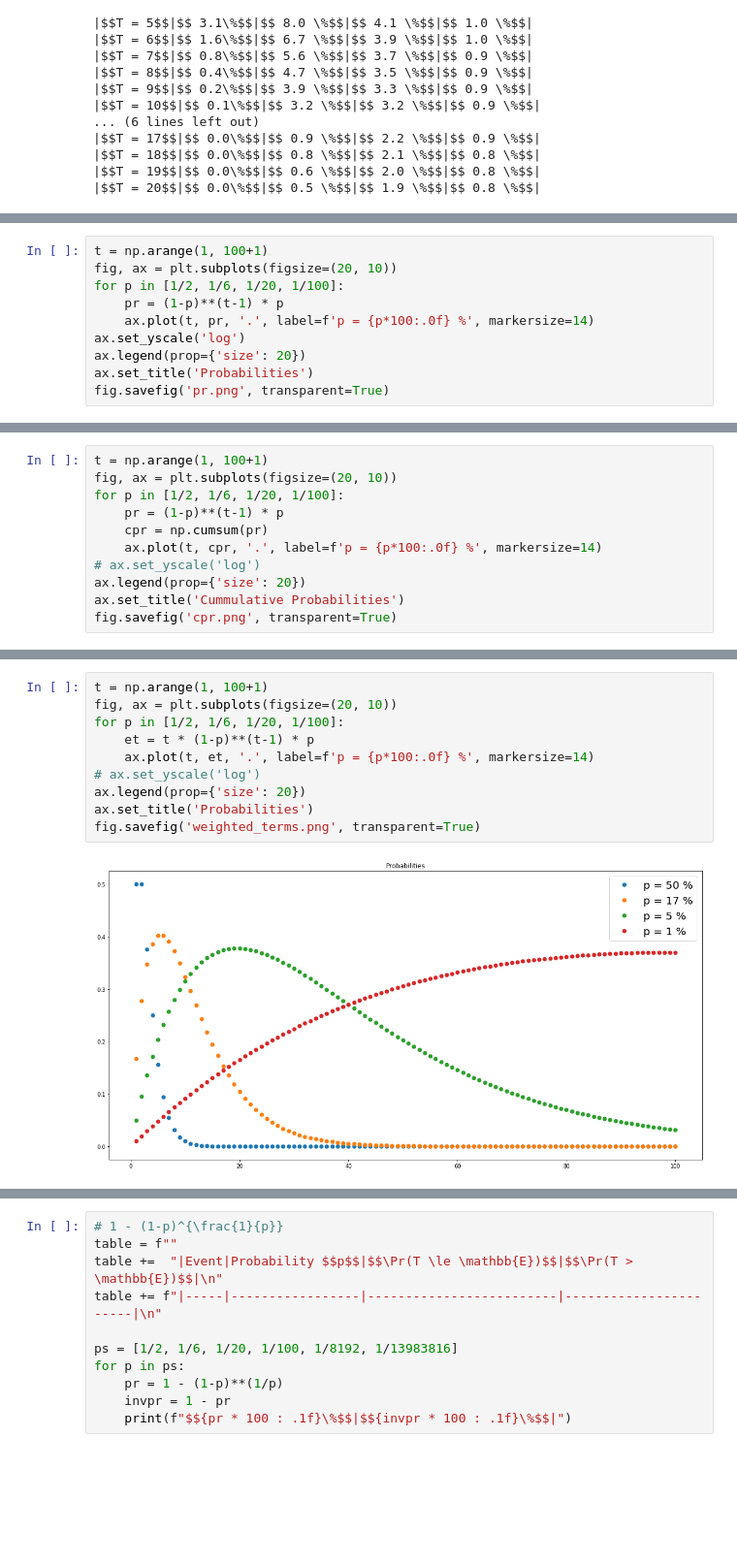
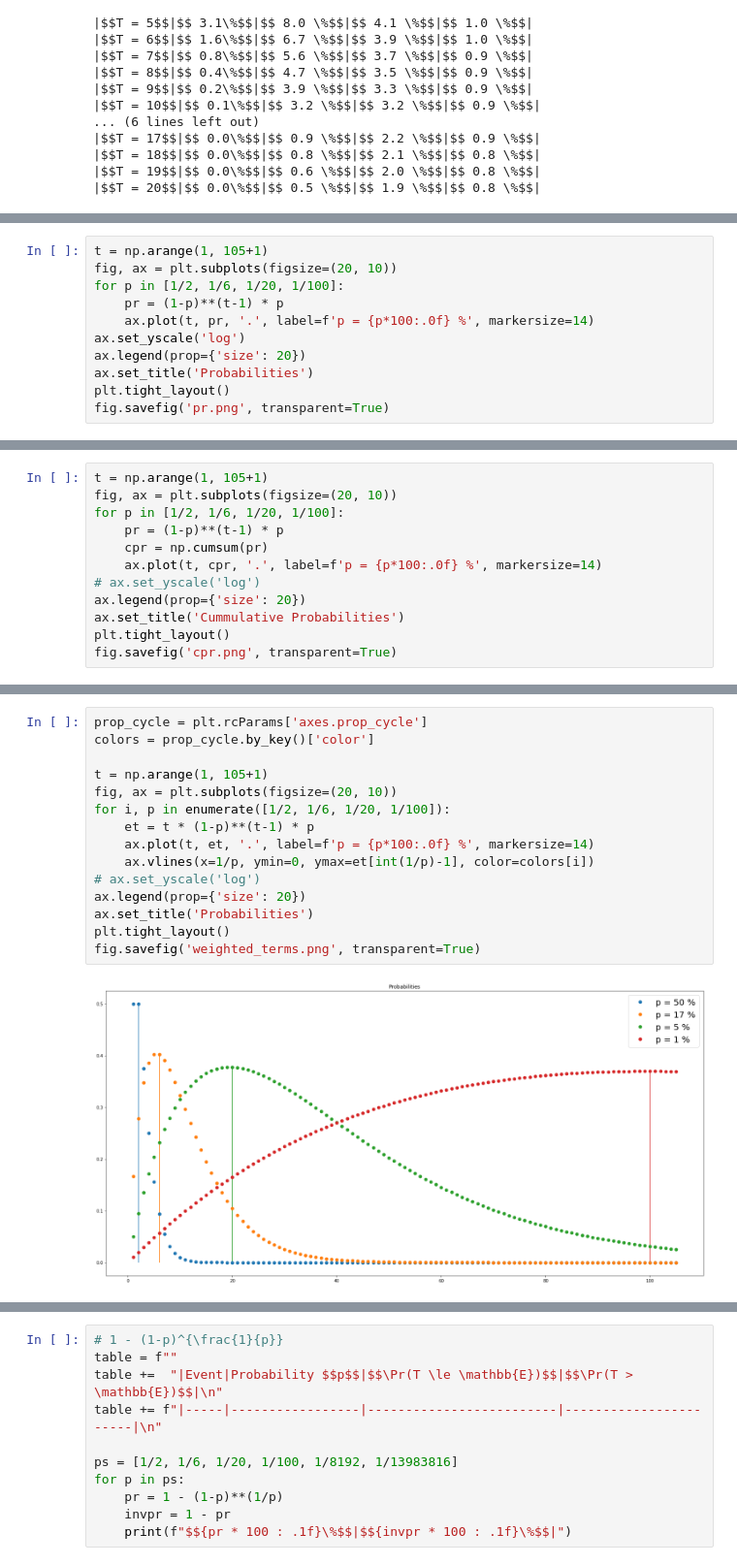
Before and after one commit to filipre/filipre.github.io, a Jupyter notebook: assets/rolling-a-six/Untitled.ipynb, the cells around one changed output, grey strips where cells are left out. Shown at 97% size. Saved outputs shown, nothing was run; the diff lists cells and outputs as text; blank space fills up the shorter version.

```diff
--- a/assets/rolling-a-six/Untitled.ipynb
+++ b/assets/rolling-a-six/Untitled.ipynb
@@ -70,5 +70,5 @@ print(table)
 # %%
-t = np.arange(1, 100+1)
+t = np.arange(1, 105+1)
 fig, ax = plt.subplots(figsize=(20, 10))
 for p in [1/2, 1/6, 1/20, 1/100]:
     pr = (1-p)**(t-1) * p
@@ -76,5 +76,6 @@ for p in [1/2, 1/6, 1/20, 1/100]:
 ax.set_yscale('log')
 ax.legend(prop={'size': 20})
 ax.set_title('Probabilities')
+plt.tight_layout()
 fig.savefig('pr.png', transparent=True)
 # %% [output]
@@ -82,5 +83,5 @@ fig.savefig('pr.png', transparent=True)
 # %%
-t = np.arange(1, 100+1)
+t = np.arange(1, 105+1)
 fig, ax = plt.subplots(figsize=(20, 10))
 for p in [1/2, 1/6, 1/20, 1/100]:
     pr = (1-p)**(t-1) * p
@@ -89,5 +90,6 @@ for p in [1/2, 1/6, 1/20, 1/100]:
 # ax.set_yscale('log')
 ax.legend(prop={'size': 20})
 ax.set_title('Cummulative Probabilities')
+plt.tight_layout()
 fig.savefig('cpr.png', transparent=True)
 # %% [output]
@@ -95,12 +97,17 @@ fig.savefig('cpr.png', transparent=True)
 # %%
-t = np.arange(1, 100+1)
+prop_cycle = plt.rcParams['axes.prop_cycle']
+colors = prop_cycle.by_key()['color']
+
+t = np.arange(1, 105+1)
 fig, ax = plt.subplots(figsize=(20, 10))
-for p in [1/2, 1/6, 1/20, 1/100]:
+for i, p in enumerate([1/2, 1/6, 1/20, 1/100]):
     et = t * (1-p)**(t-1) * p
     ax.plot(t, et, '.', label=f'p = {p*100:.0f} %', markersize=14)
+    ax.vlines(x=1/p, ymin=0, ymax=et[int(1/p)-1], color=colors[i])
 # ax.set_yscale('log')
 ax.legend(prop={'size': 20})
 ax.set_title('Probabilities')
+plt.tight_layout()
 fig.savefig('weighted_terms.png', transparent=True)
 # %% [output]
-[figure, old version]
+[figure, new version]
```
Also changed, not shown: parts of 5 cells of this notebook, 5 other files.
